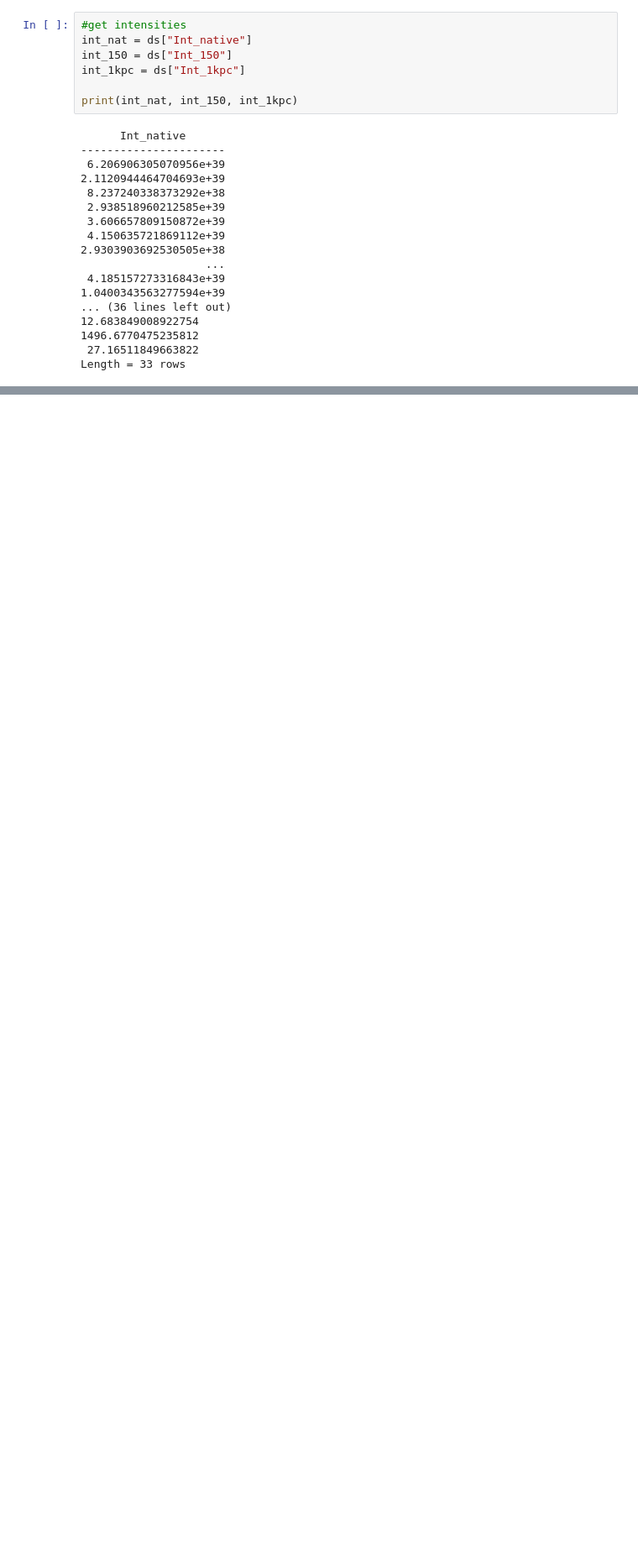
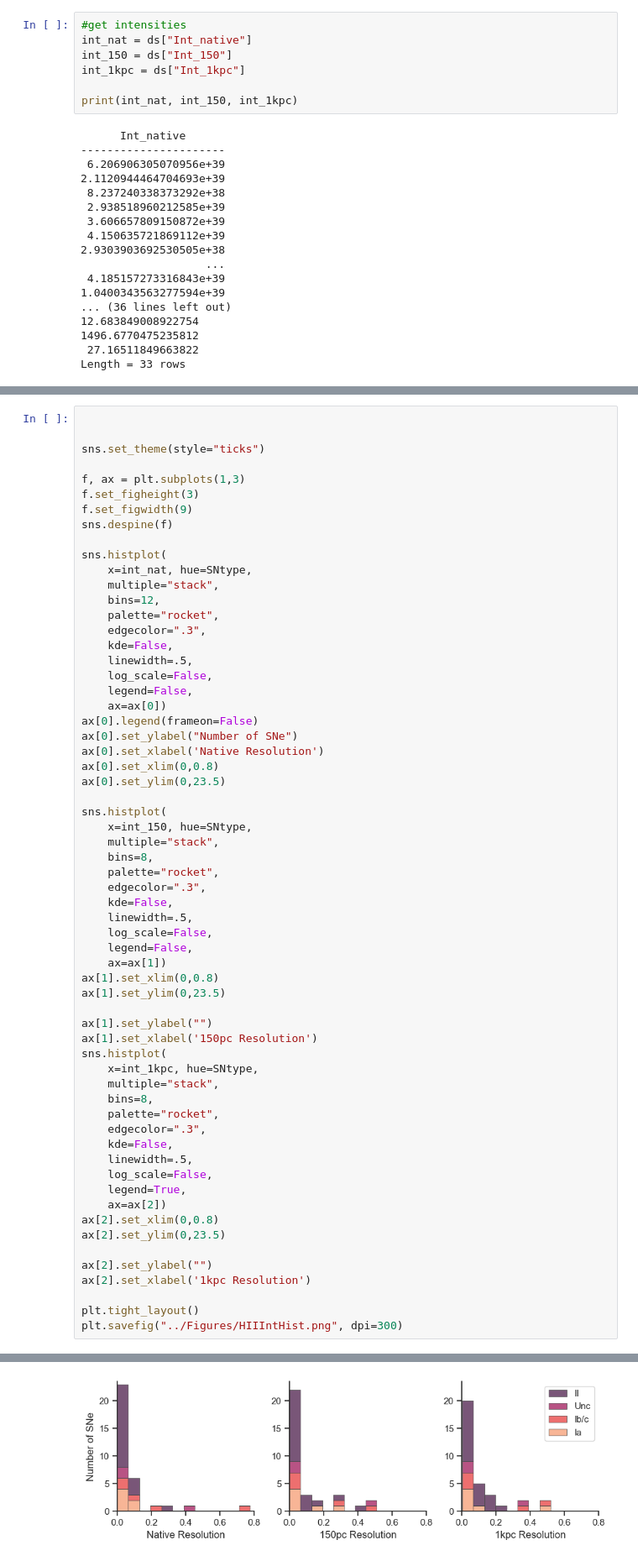
Before and after one commit to NessMayker/SNeHa, a Jupyter notebook: Code/2a.MUSE_SNe_intensity_visualizations.ipynb, the cells around one changed output, grey strips where cells are left out. Shown at 84% size. Saved outputs shown, nothing was run; the diff lists cells and outputs as text; blank space fills up the shorter version.

```diff
--- a/Code/2a.MUSE_SNe_intensity_visualizations.ipynb
+++ b/Code/2a.MUSE_SNe_intensity_visualizations.ipynb
@@ -201,0 +223,63 @@ fig.savefig("../Figures/IntensityViolin.pdf", dpi=300)
+# %%
+
+
+sns.set_theme(style="ticks")
+
+f, ax = plt.subplots(1,3)
+f.set_figheight(3)
+f.set_figwidth(9)
+sns.despine(f)
+
+sns.histplot(
+    x=int_nat, hue=SNtype,
+    multiple="stack",
+    bins=12,
+    palette="rocket",
+    edgecolor=".3",
+    kde=False,
+    linewidth=.5,
+    log_scale=False,
+    legend=False,
+    ax=ax[0])
+ax[0].legend(frameon=False)
+ax[0].set_ylabel("Number of SNe")
+ax[0].set_xlabel('Native Resolution')
+ax[0].set_xlim(0,0.8)
+ax[0].set_ylim(0,23.5)
+
+sns.histplot(
+    x=int_150, hue=SNtype,
+    multiple="stack",
+    bins=8,
+    palette="rocket",
+    edgecolor=".3",
+    kde=False,
+    linewidth=.5,
+    log_scale=False,
+    legend=False,
+    ax=ax[1])
+ax[1].set_xlim(0,0.8)
+ax[1].set_ylim(0,23.5)
+
+ax[1].set_ylabel("")
+ax[1].set_xlabel('150pc Resolution')
+sns.histplot(
+    x=int_1kpc, hue=SNtype,
+    multiple="stack",
+    bins=8,
+    palette="rocket",
+    edgecolor=".3",
+    kde=False,
+    linewidth=.5,
+    log_scale=False,
+    legend=True,
+    ax=ax[2])
+ax[2].set_xlim(0,0.8)
+ax[2].set_ylim(0,23.5)
+
+ax[2].set_ylabel("")
+ax[2].set_xlabel('1kpc Resolution')
+
+plt.tight_layout()
+plt.savefig("../Figures/HIIIntHist.png", dpi=300)
+# %% [output]
@@ -201,0 +287 @@ fig.savefig("../Figures/IntensityViolin.pdf", dpi=300)
+[figure, added]
```
Also changed, not shown: parts of 7 cells of this notebook, 9 other files.
